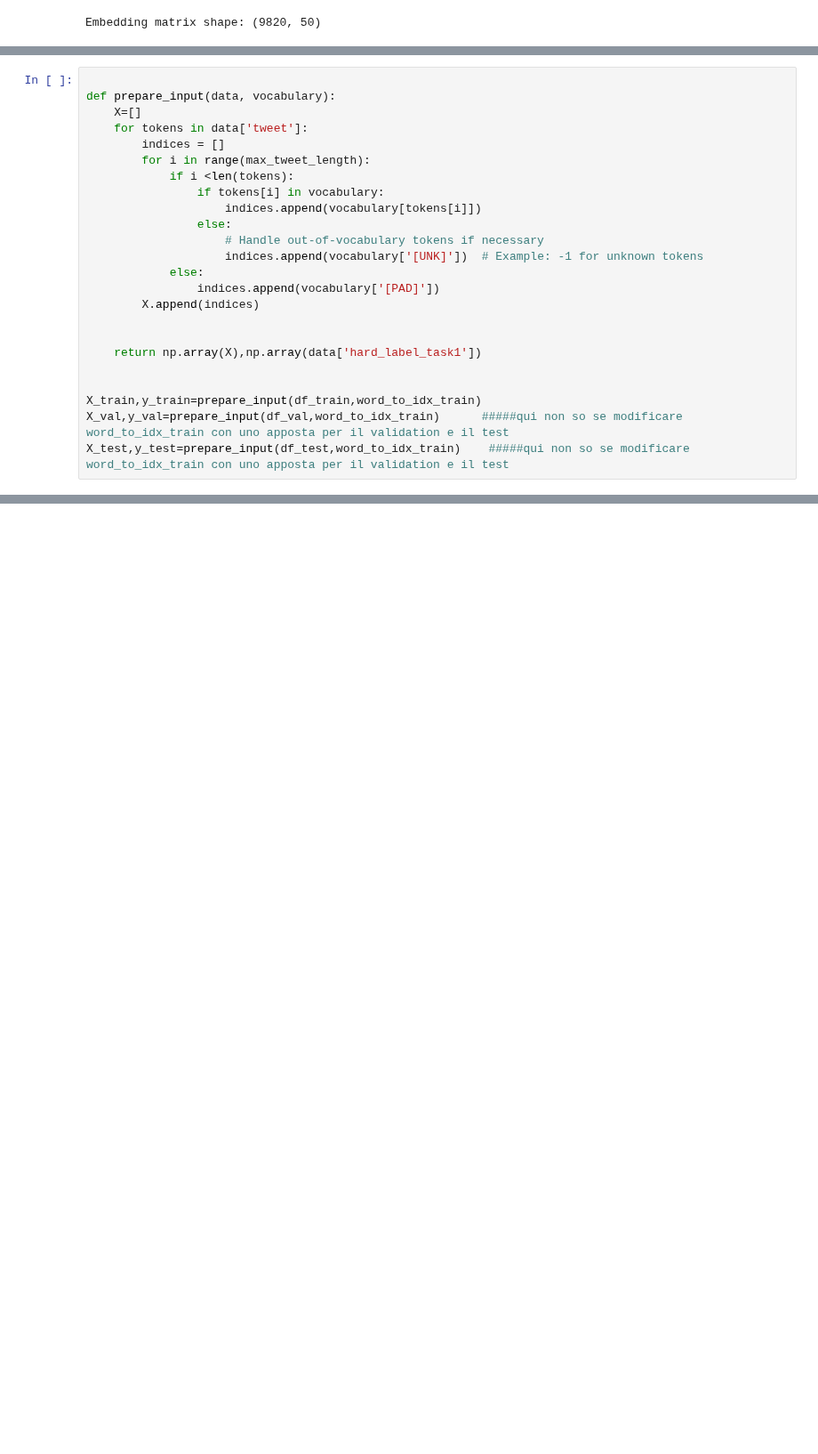
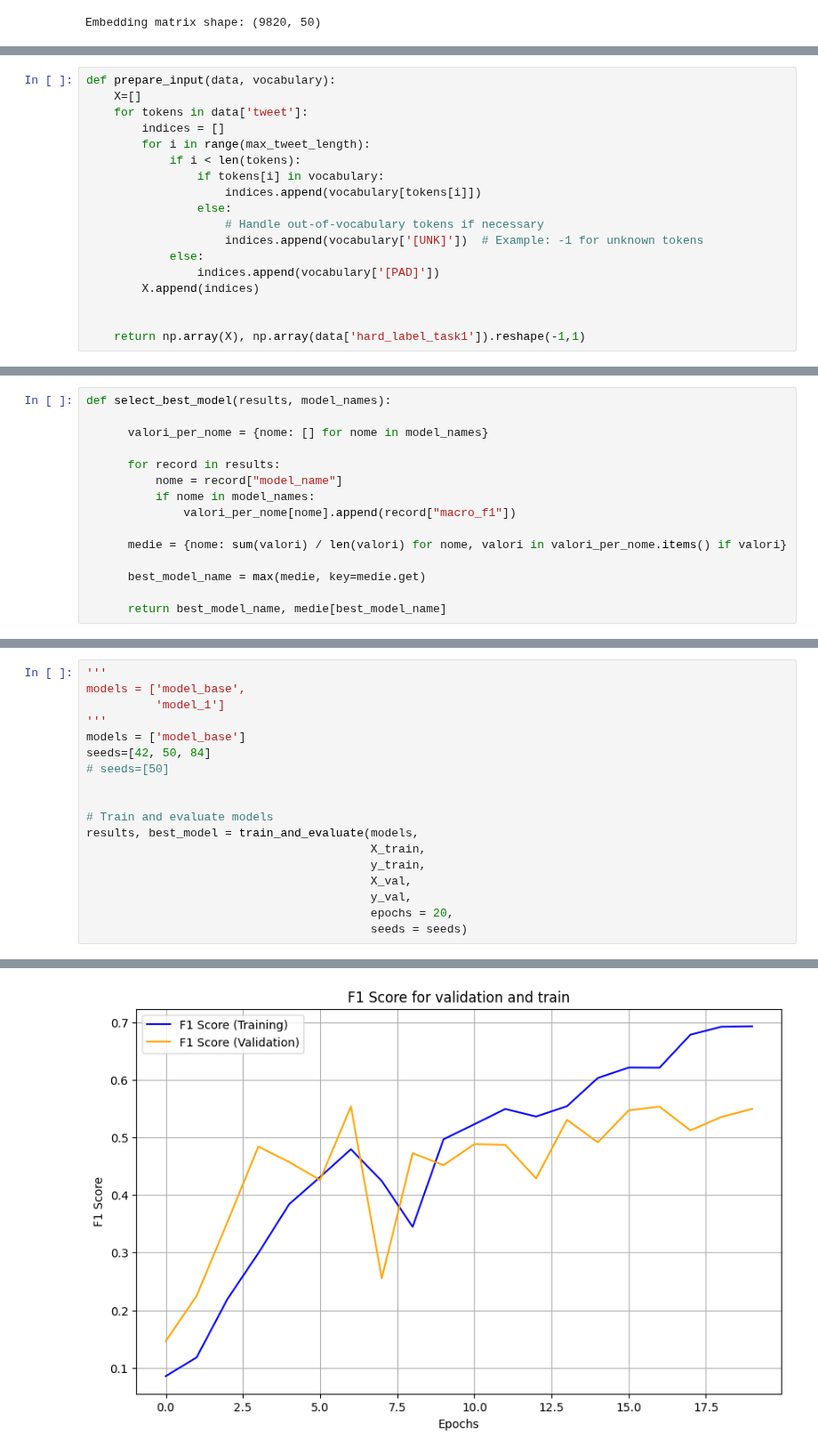
Before and after one commit to RiccardoRomeo01/NLP_Assignments, a Jupyter notebook: Assignment1.ipynb, the cells around one changed output, grey strips where cells are left out. Shown at 89% size. Cells and saved outputs as stored; diff of their text form; blank space fills up the shorter version.

Commit message:
task4 e 5 improved

```diff
--- a/Assignment1.ipynb
+++ b/Assignment1.ipynb
@@ -652,11 +650,10 @@ _________________________________________________________________
 # %%
-
 def prepare_input(data, vocabulary):
     X=[]
     for tokens in data['tweet']:
         indices = []
         for i in range(max_tweet_length):
-            if i <len(tokens):
+            if i < len(tokens):
                 if tokens[i] in vocabulary:
                     indices.append(vocabulary[tokens[i]])
                 else:
@@ -667,9 +664,4 @@ def prepare_input(data, vocabulary):
         X.append(indices)
 
 
-    return np.array(X),np.array(data['hard_label_task1'])
-
-
-X_train,y_train=prepare_input(df_train,word_to_idx_train)
-X_val,y_val=prepare_input(df_val,word_to_idx_train)      #####qui non so se modificare word_to_idx_train con uno apposta per il validation e il test
-X_test,y_test=prepare_input(df_test,word_to_idx_train)    #####qui non so se modificare word_to_idx_train con uno apposta per il validation e il test
+    return np.array(X), np.array(data['hard_label_task1']).reshape(-1,1)
@@ -682,0 +697,15 @@ KeyboardInterrupt:
+# %%
+def select_best_model(results, model_names):
+
+      valori_per_nome = {nome: [] for nome in model_names}
+
+      for record in results:
+          nome = record["model_name"]
+          if nome in model_names:
+              valori_per_nome[nome].append(record["macro_f1"])
+
+      medie = {nome: sum(valori) / len(valori) for nome, valori in valori_per_nome.items() if valori}
+
+      best_model_name = max(medie, key=medie.get)
+
+      return best_model_name, medie[best_model_name]
@@ -760,0 +800,19 @@ Seed: 2023, Model: model_1, Macro F1: 0.3629
+# %%
+'''
+models = ['model_base',
+          'model_1']
+'''
+models = ['model_base']
+seeds=[42, 50, 84]
+# seeds=[50]
+
+
+# Train and evaluate models
+results, best_model = train_and_evaluate(models,
+                                         X_train,
+                                         y_train,
+                                         X_val,
+                                         y_val,
+                                         epochs = 20,
+                                         seeds = seeds)
+# %% [output]
@@ -760,0 +836 @@ Seed: 2023, Model: model_1, Macro F1: 0.3629
+[figure, added]
```
Also changed, not shown: parts of 32 cells of this notebook.
